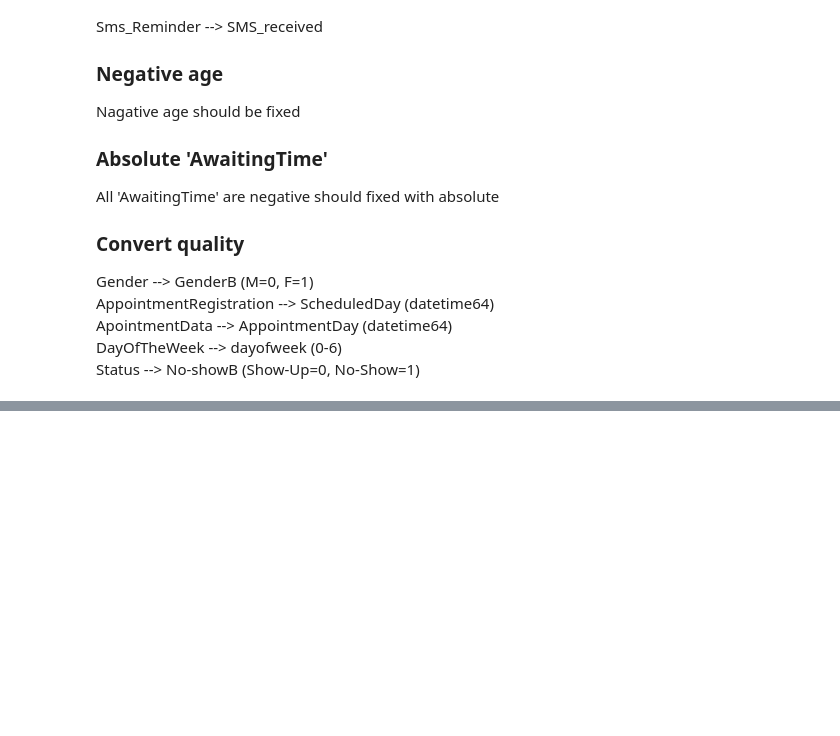
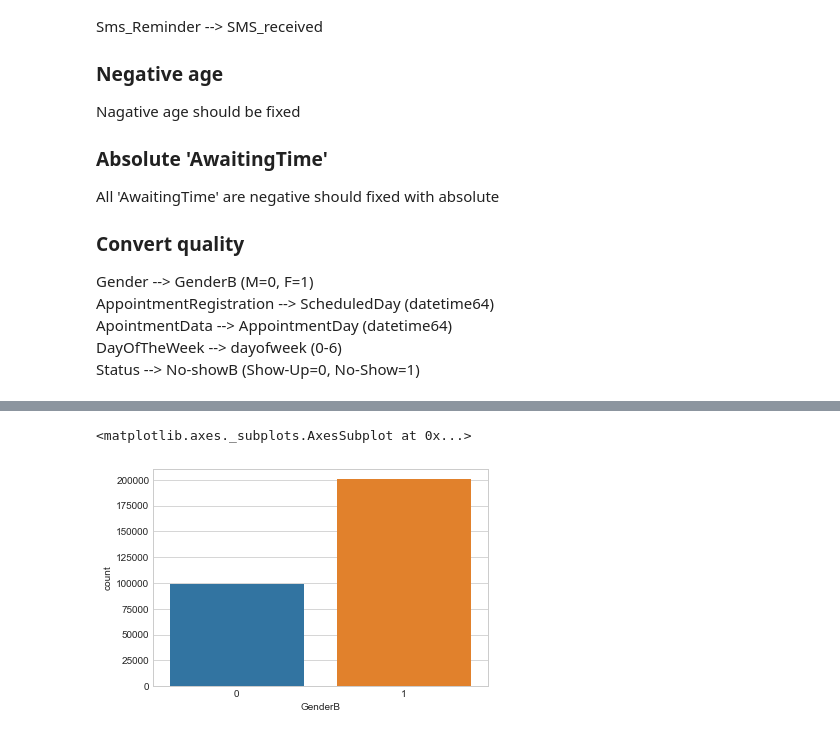
Before and after one commit to Napat/ml_predict_patient_noshow_appointment, a Jupyter notebook: SmartHospital_noShowDetector-300k.ipynb, the cells around one changed output, grey strips where cells are left out. Cells and saved outputs as stored; diff of their text form; code cells hidden in the pictures; blank space fills up the shorter version.

```diff
--- a/SmartHospital_noShowDetector-300k.ipynb
+++ b/SmartHospital_noShowDetector-300k.ipynb
@@ -146,0 +291,5 @@ Status --> No-showB (Show-Up=0, No-Show=1)
+# %%
+sns.countplot(x="GenderB", data=noshows_data)
+# %% [output]
+<matplotlib.axes._subplots.AxesSubplot at 0x...>
+[figure, added]
```
Also changed, not shown: parts of 17 cells of this notebook.
